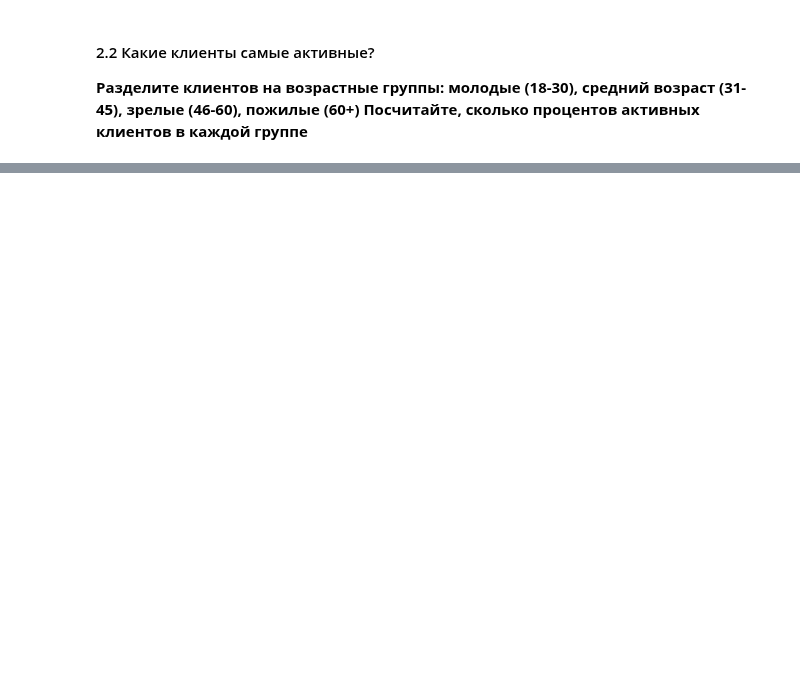
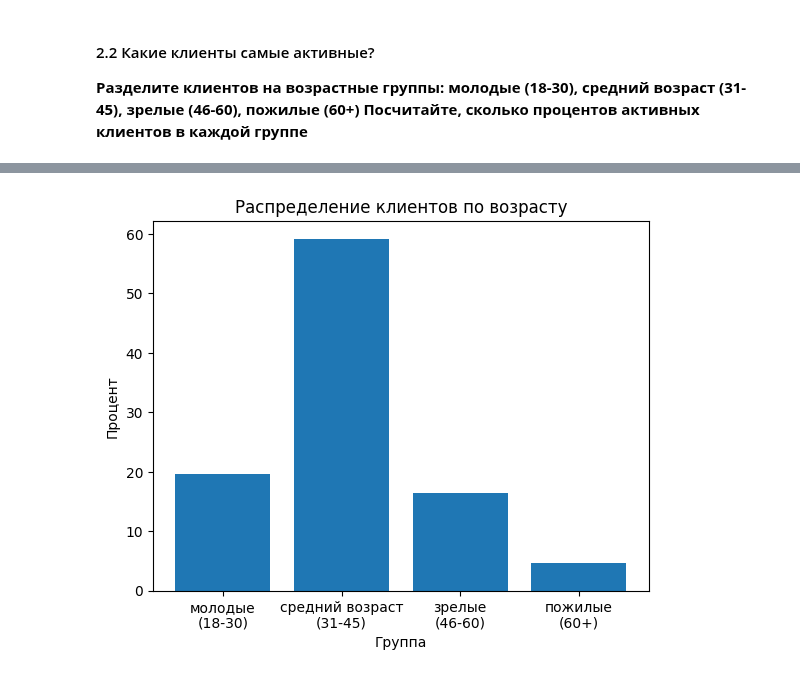
Before and after one commit to yunusov/python, a Jupyter notebook: nb/vyunusov_final_task.ipynb, the cells around one changed output, grey strips where cells are left out. Cells and saved outputs as stored; diff of their text form; code cells hidden in the pictures; blank space fills up the shorter version.

```diff
--- a/nb/vyunusov_final_task.ipynb
+++ b/nb/vyunusov_final_task.ipynb
@@ -254,0 +200,17 @@ Connection closed.
+# %%
+def calc_prc_customers(lbound, rbound):
+    count_group_all = df[(df['Age'] >= lbound) & (df['Age'] <= rbound)].shape[0]
+    return round(count_group_all * 100 / row_count, 2)
+
+customer_age_groups = ['молодые\n(18-30)', 'средний возраст\n(31-45)',
+              'зрелые\n(46-60)', 'пожилые\n(60+)']
+values = [calc_prc_customers(18, 30), calc_prc_customers(31, 45),
+          calc_prc_customers(46, 60), calc_prc_customers(61, 200)]
+
+plt.bar(customer_age_groups, values)
+plt.title("Распределение клиентов по возрасту")
+plt.xlabel("Группа")
+plt.ylabel("Процент")
+plt.show()
+# %% [output]
+[figure, added]
```
Also changed, not shown: parts of 32 cells of this notebook, 3 other files.
